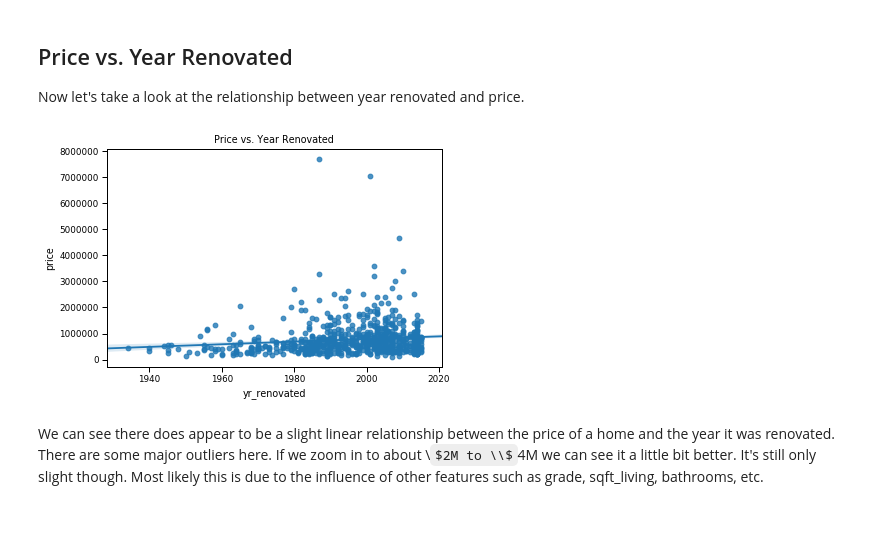
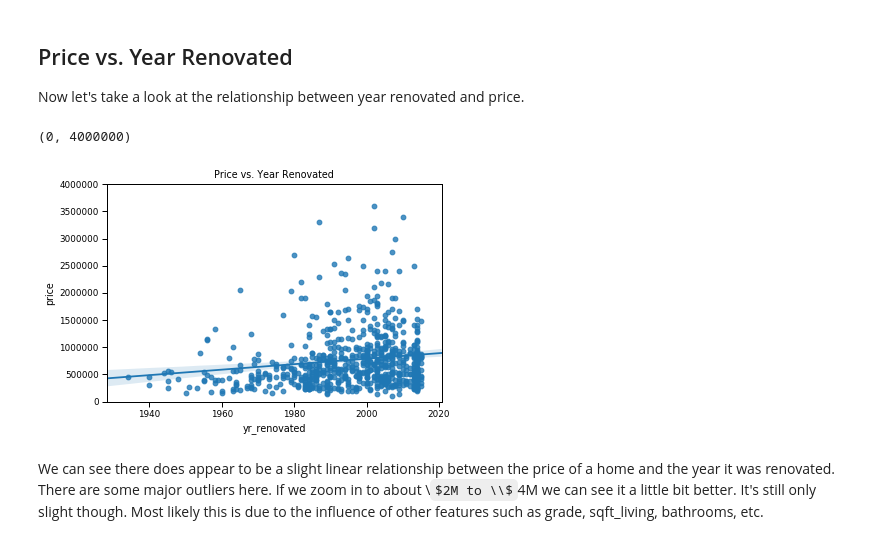
Before and after one commit to JessicaFB/Flipping-Houses-Strategy, a Jupyter notebook: student.ipynb, the cells around one changed output. Drawn from its saved outputs; the diff is of its cells as text; code cells hidden in the pictures; some formulas as TeX source.

```diff
--- a/student.ipynb
+++ b/student.ipynb
@@ -274,0 +268,23 @@ plt.title('Price vs. Sqft Living');
+# %%
+# Regression plot for price vs. sqft_living
+
+# Set style to 'talk' for outputting figure
+sns.set_context("talk", font_scale=1.2)
+
+# Set figure size
+plt.figure(figsize=(15,12))
+
+# Plot
+sns.regplot(df.sqft_living,df.price,scatter_kws={'alpha':0.3})
+
+# Title & lables
+plt.title('Price vs. Sqft Living',fontsize=32)
+plt.xlabel('Sqft Living')
+plt.ylabel('Price (USD)')
+
+# Zoom in for scale
+plt.xlim((0,10000))
+plt.ylim((0,6000000))
+
+# Output and save figure
+plt.savefig('price_vs_sqft_living.png', bbox_inches='tight')
@@ -280,10 +298,18 @@ Now let's take a look at the relationship between year renovated and price.
 # %%
 # Regression plot for all homes that have been renovated
 
+# Set style so output is 'paper' size
+sns.set_context("paper")
+
+# Plot
 fig = sns.regplot(df.yr_renovated[df.yr_renovated > 0],df.price[df.yr_renovated > 0])
 plt.title('Price vs. Year Renovated');
+
+# Zoom in for scale
+plt.ylim((0,4000000))
 # %% [output]
+(0, 4000000)
-[figure, old version]
+[figure, new version]
 # %% [markdown]
 We can see there does appear to be a slight linear relationship between the price of a home  and the year it was renovated. There are some major outliers here. If we zoom in to about \\$2M to \\$4M we can see it a little bit better. It's still only slight though. Most likely this is due to the influence of other features such as grade, sqft_living, bathrooms, etc.
 # %% [markdown]
```
Also changed, not shown: parts of 14 cells of this notebook, 12 other files.
